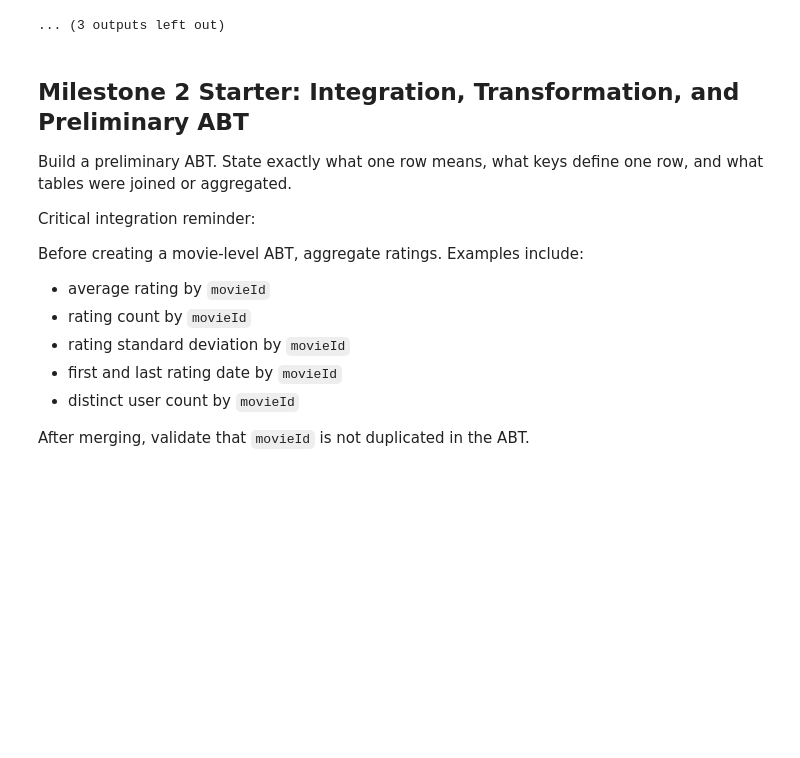
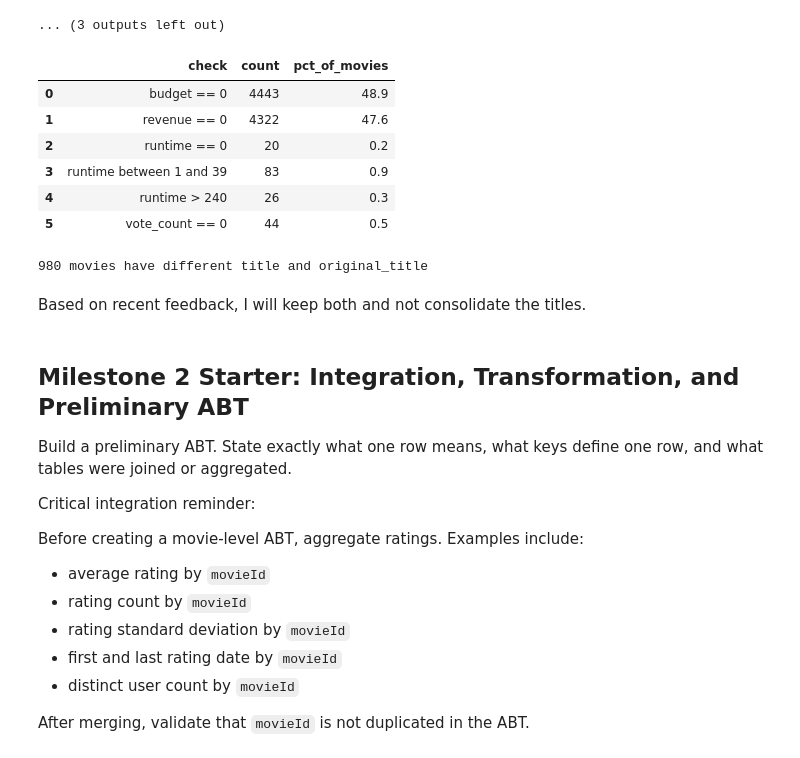
Before and after one commit to cassandrakgomez/ban6003-final-project-cassandragomez, a Jupyter notebook: notebooks/movies_project_starter.ipynb, the cells around one changed output. Saved outputs shown, nothing was run; the diff lists cells and outputs as text; code cells hidden in the pictures; blank space fills up the shorter version.

```diff
--- a/notebooks/movies_project_starter.ipynb
+++ b/notebooks/movies_project_starter.ipynb
@@ -251,6 +251,39 @@ credits
 | director | 0.002643 |
 | tmdbId | 0.000000 |
 ... (3 outputs left out)
+# %%
+# suspicious value check
+n = len(movies)
+checks = pd.DataFrame({
+    "check": ["budget == 0", "revenue == 0", "runtime == 0",
+              "runtime between 1 and 39", "runtime > 240", "vote_count == 0"],
+    "count": [
+        (movies["budget"] == 0).sum(),
+        (movies["revenue"] == 0).sum(),
+        (movies["runtime"] == 0).sum(),
+        movies["runtime"].between(1, 39).sum(),
+        (movies["runtime"] > 240).sum(),
+        (movies["vote_count"] == 0).sum(),
+    ],
+})
+checks["pct_of_movies"] = (checks["count"] / n * 100).round(1)
+checks
+# %% [output]
+|  | check | count | pct_of_movies |
+| 0 | budget == 0 | 4443 | 48.9 |
+| 1 | revenue == 0 | 4322 | 47.6 |
+| 2 | runtime == 0 | 20 | 0.2 |
+| 3 | runtime between 1 and 39 | 83 | 0.9 |
+| 4 | runtime > 240 | 26 | 0.3 |
+| 5 | vote_count == 0 | 44 | 0.5 |
+# %%
+# title vs original title
+diff = movies["title"] != movies["original_title"]
+print(diff.sum(), "movies have different title and original_title")
+# %% [output]
+980 movies have different title and original_title
+# %% [markdown]
+Based on recent feedback, I will keep both and not consolidate the titles.
 # %% [markdown]
 ## Milestone 2 Starter: Integration, Transformation, and Preliminary ABT
 
```
Also changed, not shown: parts of 2 cells of this notebook.
